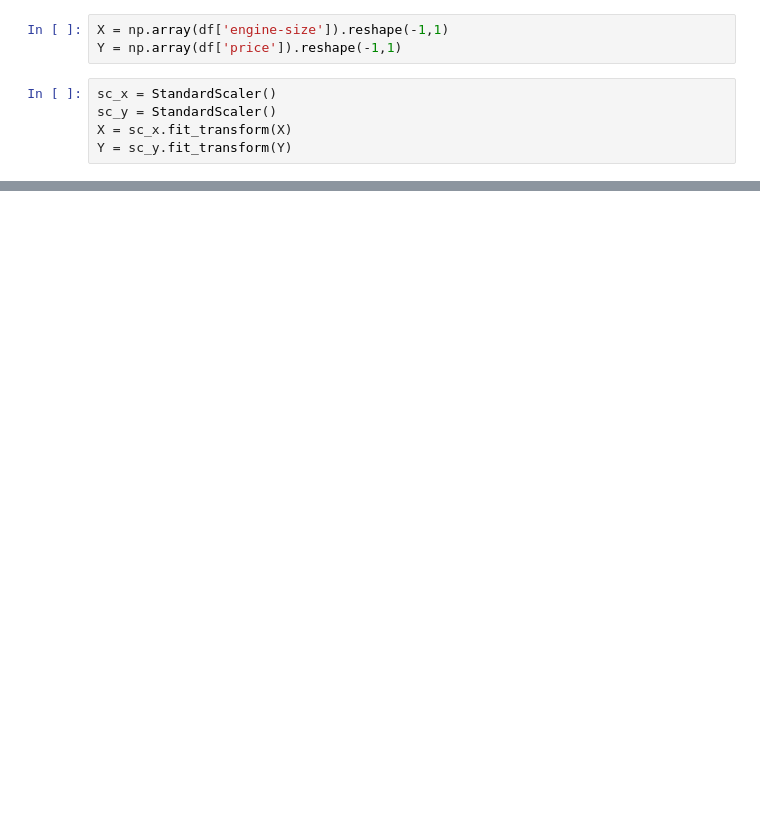
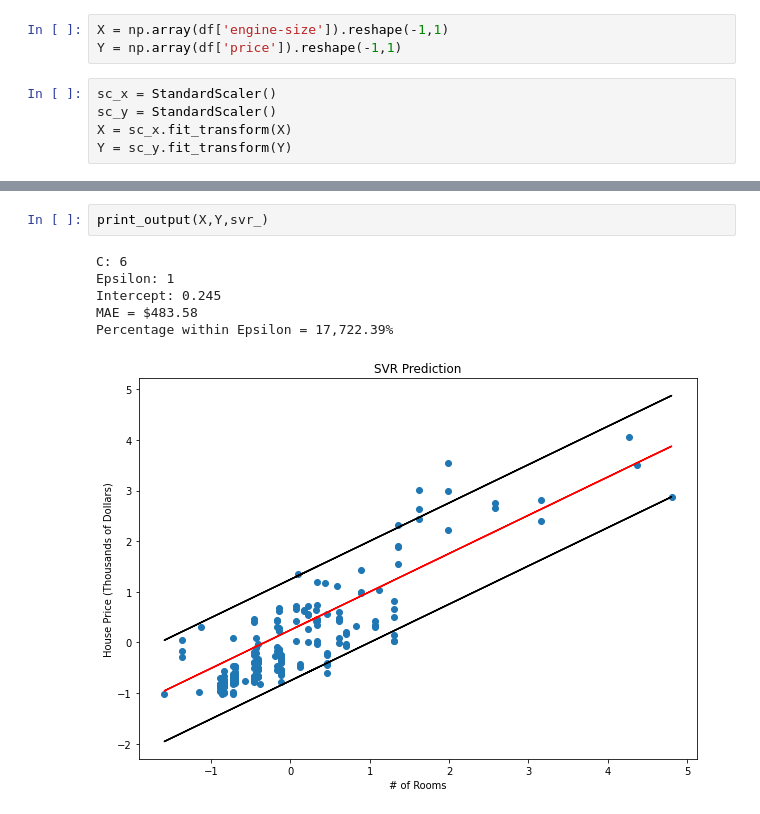
Before and after one commit to Badhusha-Akhthaar/MachineLearning_Binge, a Jupyter notebook: SVR(Support_Vector_Regression).ipynb, the cells around one changed output, grey strips where cells are left out. Drawn from its saved outputs; the diff is of its cells as text; blank space fills up the shorter version.

```diff
--- a/SVR(Support_Vector_Regression).ipynb
+++ b/SVR(Support_Vector_Regression).ipynb
@@ -56,0 +86,9 @@ plt.close()
+# %%
+print_output(X,Y,svr_)
+# %% [output]
+C: 6
+Epsilon: 1
+Intercept: 0.245
+MAE = $483.58
+Percentage within Epsilon = 17,722.39%
+[figure, added]
```
Also changed, not shown: parts of 10 cells of this notebook.
